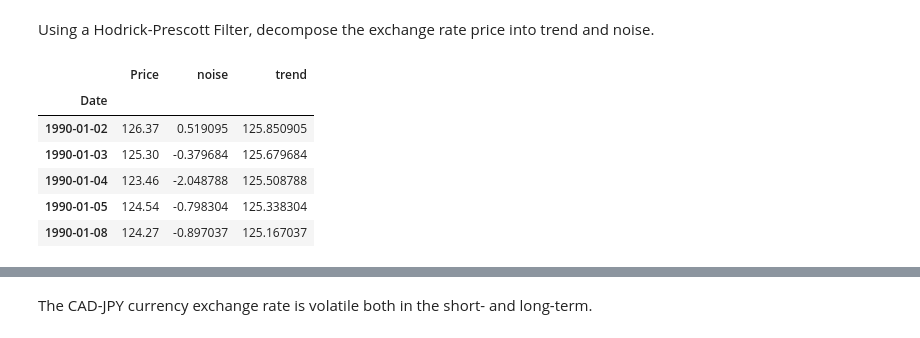
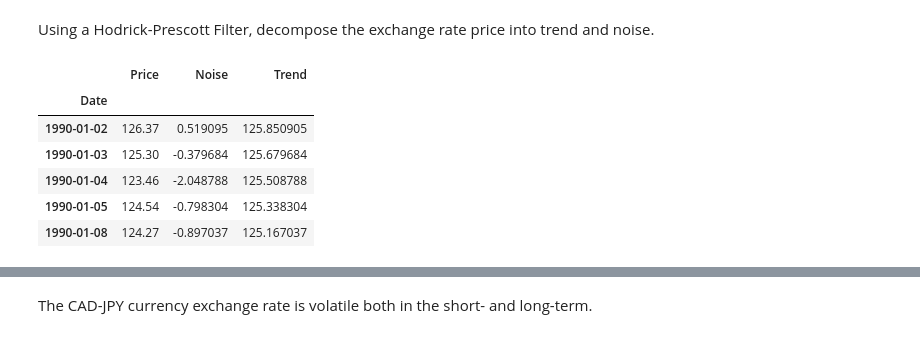
Before and after one commit to adamgulyas/currency-modelling, a Jupyter notebook: time_series_analysis.ipynb, the cells around one changed output, grey strips where cells are left out. Cells and saved outputs as stored; diff of their text form; code cells hidden in the pictures.

```diff
--- a/time_series_analysis.ipynb
+++ b/time_series_analysis.ipynb
@@ -25,7 +30,7 @@ cad_jpy_df.head()
 | 1982-01-11 | 187.64 | 187.64 | 187.64 | 187.64 |
 # %%
 # Trim the dataset to begin on January 1st, 1990
-cad_jpy_df = cad_jpy_df.loc["1990-01-01":, :]
+cad_jpy_df = cad_jpy_df.loc['1990':]
 cad_jpy_df.head()
 # %% [output]
 |  | Price | Open | High | Low |
@@ -61,14 +66,14 @@ noise, trend = sm.tsa.filters.hpfilter(cad_jpy_df['Price'])
 # %%
 # Add columns for "noise" and "trend" series from above:
 cad_jpy_price = pd.DataFrame({
     'Price': cad_jpy_df['Price'],
-    'noise': noise,
-    'trend': trend
+    'Noise': noise,
+    'Trend': trend
 })
 
 cad_jpy_price.head()
 # %% [output]
-|  | Price | noise | trend |
+|  | Price | Noise | Trend |
 | Date |  |  |  |
 | 1990-01-02 | 126.37 | 0.519095 | 125.850905 |
 | 1990-01-03 | 125.30 | -0.379684 | 125.679684 |
```
Also changed, not shown: parts of 15 cells of this notebook.
